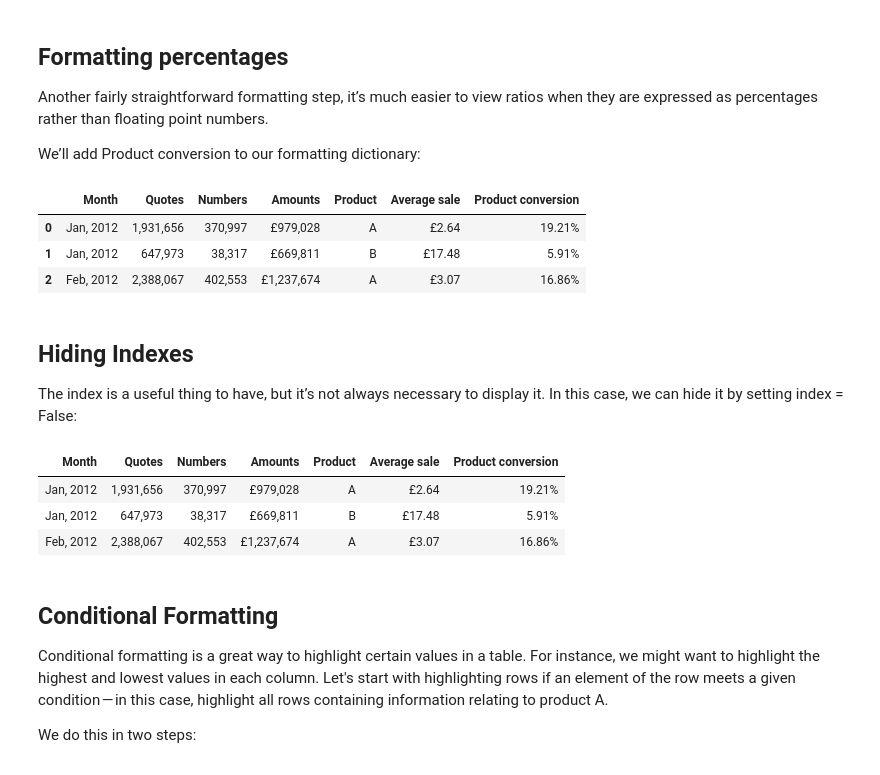
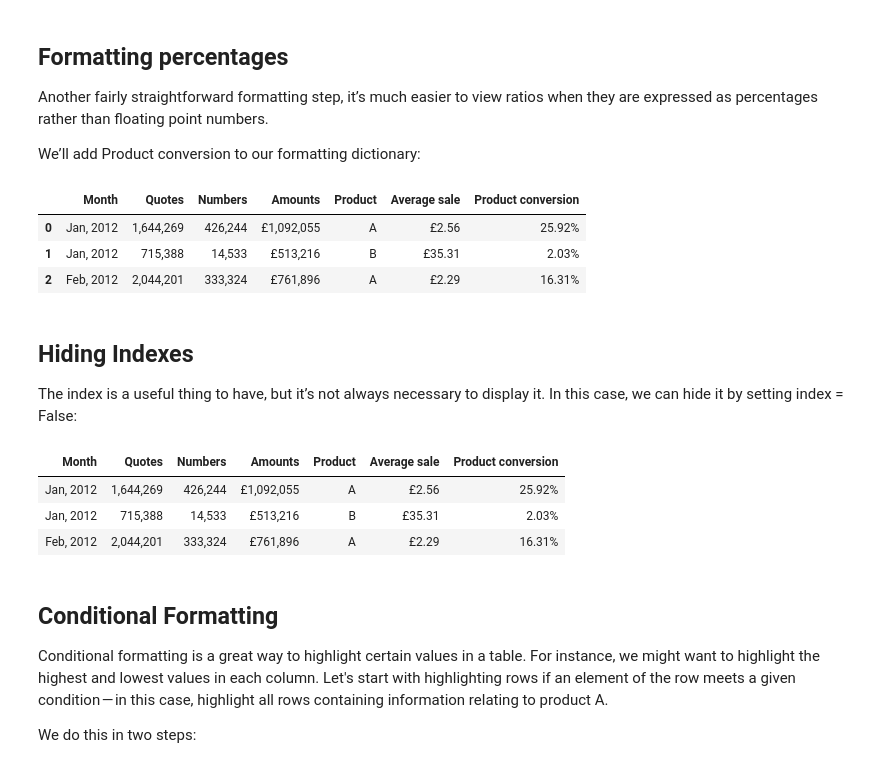
Before and after one commit to jtuchinsky/Datascience-Toolkit, a Jupyter notebook: Pandas/Table Formatting/table_formatting.ipynb, the cells around one changed output. Saved outputs shown, nothing was run; the diff lists cells and outputs as text; code cells hidden in the pictures.

```diff
--- a/Pandas/Table Formatting/table_formatting.ipynb
+++ b/Pandas/Table Formatting/table_formatting.ipynb
@@ -175,23 +175,23 @@ We’ll add Product conversion to our formatting dictionary:
 # %%
 styler = df.iloc[:3].style.format(
     {
         'Month':'{:%b, %Y}',
         'Quotes':'{:,.0f}',
         'Numbers':'{:,.0f}',
         'Amounts':'£{:,.0f}',
         'Average sale':'£{:,.2f}',
         'Product conversion':'{:.2%}'
     }
 )
 if styler:
     display(styler)
 
-breakpoint()
+# breakpoint()
 # %% [output]
 |  | Month | Quotes | Numbers | Amounts | Product | Average sale | Product conversion |
-| 0 | Jan, 2012 | 1,931,656 | 370,997 | £979,028 | A | £2.64 | 19.21% |
-| 1 | Jan, 2012 | 647,973 | 38,317 | £669,811 | B | £17.48 | 5.91% |
-| 2 | Feb, 2012 | 2,388,067 | 402,553 | £1,237,674 | A | £3.07 | 16.86% |
+| 0 | Jan, 2012 | 1,644,269 | 426,244 | £1,092,055 | A | £2.56 | 25.92% |
+| 1 | Jan, 2012 | 715,388 | 14,533 | £513,216 | B | £35.31 | 2.03% |
+| 2 | Feb, 2012 | 2,044,201 | 333,324 | £761,896 | A | £2.29 | 16.31% |
 # %% [markdown]
 ## Hiding Indexes
 The index is a useful thing to have, but it’s not always necessary to display it. In this case, we can hide it by setting index = False:
@@ -210,12 +210,12 @@ styler = df.iloc[:3].style.format(
 if styler:
     display(styler)
 
-breakpoint()
+# breakpoint()
 # %% [output]
 | Month | Quotes | Numbers | Amounts | Product | Average sale | Product conversion |
-| Jan, 2012 | 1,931,656 | 370,997 | £979,028 | A | £2.64 | 19.21% |
-| Jan, 2012 | 647,973 | 38,317 | £669,811 | B | £17.48 | 5.91% |
-| Feb, 2012 | 2,388,067 | 402,553 | £1,237,674 | A | £3.07 | 16.86% |
+| Jan, 2012 | 1,644,269 | 426,244 | £1,092,055 | A | £2.56 | 25.92% |
+| Jan, 2012 | 715,388 | 14,533 | £513,216 | B | £35.31 | 2.03% |
+| Feb, 2012 | 2,044,201 | 333,324 | £761,896 | A | £2.29 | 16.31% |
 # %% [markdown]
 ## Conditional Formatting
 Conditional formatting is a great way to highlight certain values in a table. For instance, we might want to highlight the highest and lowest values in each column.
```
Also changed, not shown: parts of 8 cells of this notebook.
